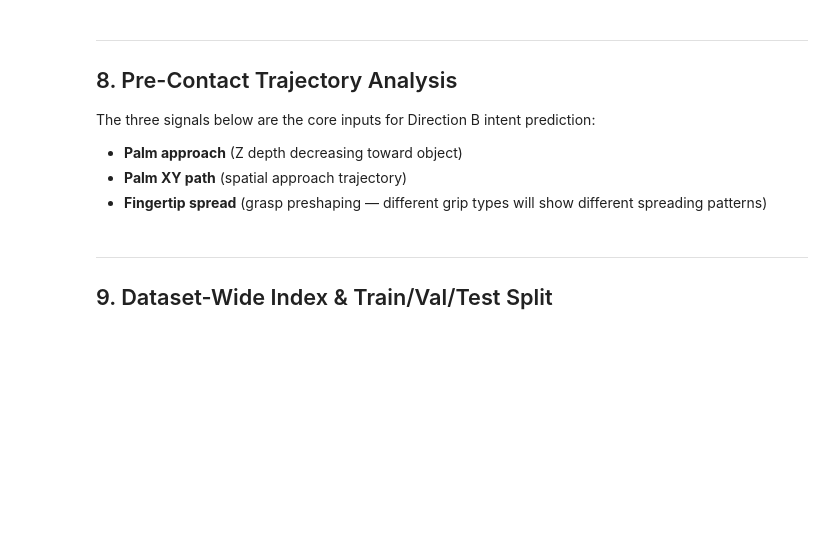
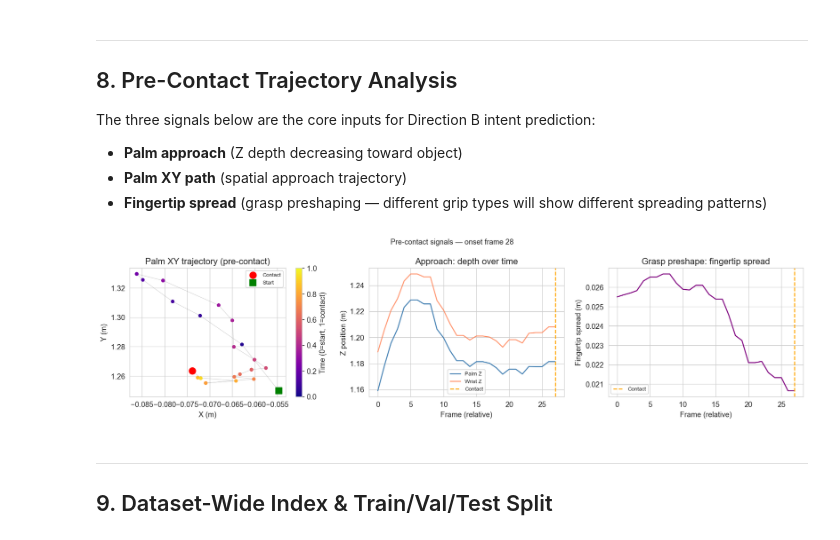
Before and after one commit to cassandraxzhe/mmai-tactile-grasp, a Jupyter notebook: notebooks/opentouch_exploration.ipynb, the cells around one changed output. Drawn from its saved outputs; the diff is of its cells as text; code cells hidden in the pictures; blank space fills up the shorter version.

```diff
--- a/notebooks/opentouch_exploration.ipynb
+++ b/notebooks/opentouch_exploration.ipynb
@@ -426,35 +536,36 @@ def plot_precontact_trajectory(clip, onset_frame, window_frames=30):
     ax1.set_xlabel('X (m)')
     ax1.set_ylabel('Y (m)')
     ax1.legend(fontsize=8)
 
     # Palm Z approach
     ax2 = fig.add_subplot(gs[1])
     ax2.plot(palm[:, 2],  label='Palm Z',  color='steelblue', linewidth=1.5)
     ax2.plot(wrist[:, 2], label='Wrist Z', color='coral',     linewidth=1.5, alpha=0.8)
     ax2.axvline(W - 1, color='orange', linestyle='--', linewidth=1.5, label='Contact')
     ax2.set_xlabel('Frame (relative)')
     ax2.set_ylabel('Z position (m)')
     ax2.set_title('Approach: depth over time')
     ax2.legend(fontsize=8)
 
     # Fingertip spread (grasp preshape)
     ax3 = fig.add_subplot(gs[2])
     fingertip_idx = [4, 8, 12, 16, 20]  # MediaPipe fingertip landmarks
     fingertips = lm[:, fingertip_idx, :]         # (W, 5, 3)
     spread = fingertips.std(axis=1).mean(axis=1) # mean std across XYZ
     ax3.plot(spread, color='purple', linewidth=1.5)
     ax3.axvline(W - 1, color='orange', linestyle='--', linewidth=1.5, label='Contact')
     ax3.set_xlabel('Frame (relative)')
     ax3.set_ylabel('Fingertip spread (m)')
     ax3.set_title('Grasp preshape: fingertip spread')
     ax3.legend(fontsize=8)
 
     plt.suptitle(f'Pre-contact signals — onset frame {onset_frame}', fontsize=11)
     plt.tight_layout()
     plt.show()
 
-if onset is not None and onset >= 5:
-    plot_precontact_trajectory(clip, onset_frame=onset)
+plot_precontact_trajectory(clip, onset_frame=onset)
+# %% [output]
+[figure, added]
 # %% [markdown]
 ---
 ## 9. Dataset-Wide Index & Train/Val/Test Split
```
Also changed, not shown: parts of 16 cells of this notebook.
